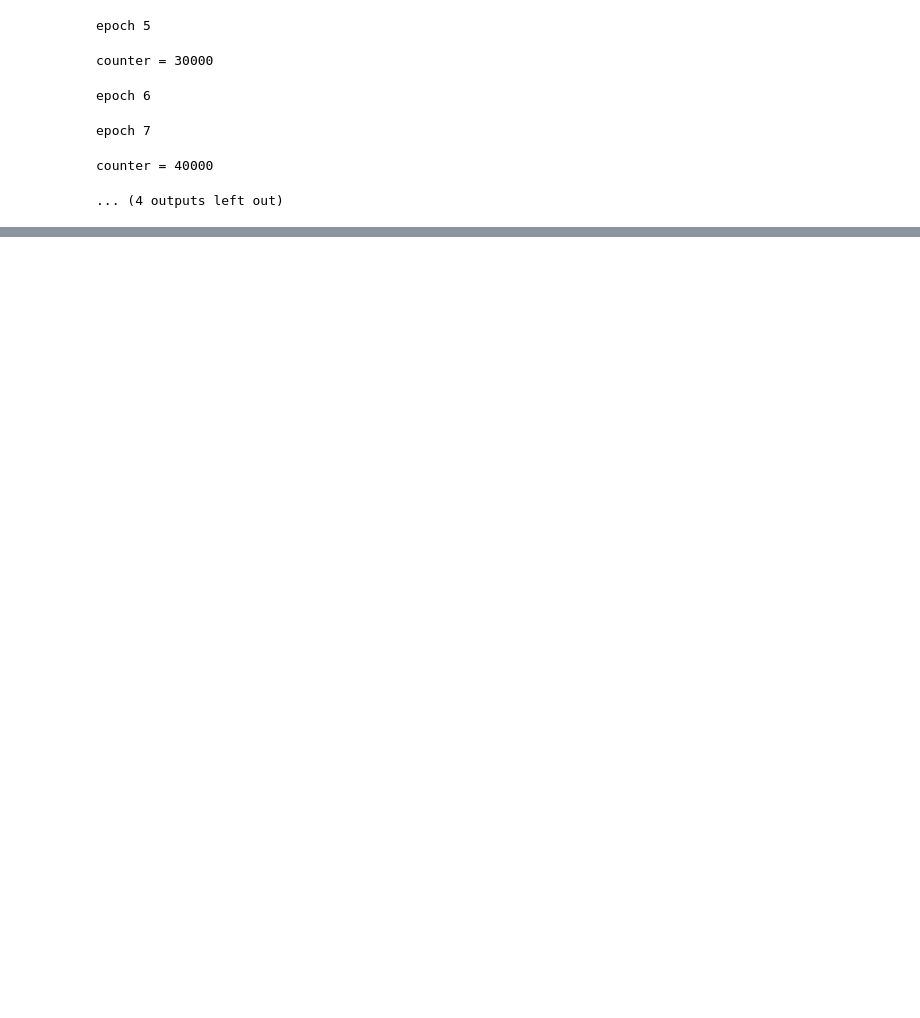
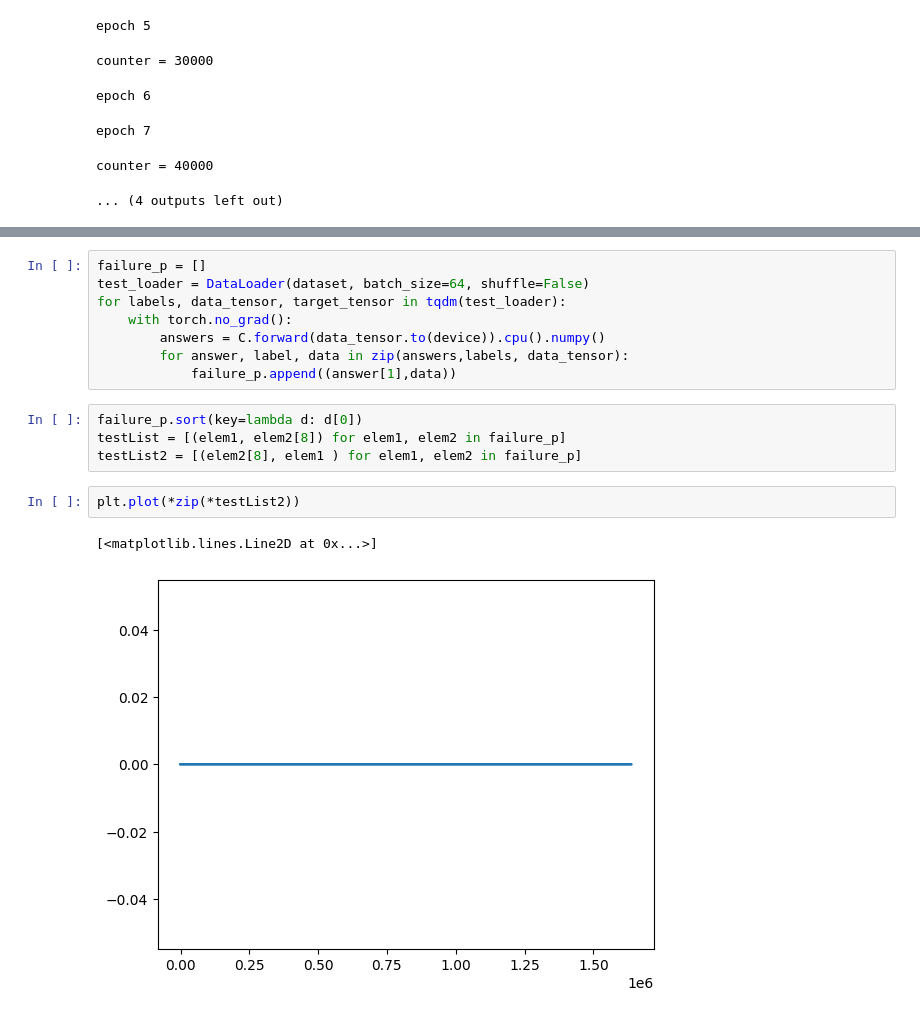
Before and after one commit to heesup/ECS273-Winter2023-Project, a Jupyter notebook: server/failure_detection/train.ipynb, the cells around one changed output, grey strips where cells are left out. Saved outputs shown, nothing was run; the diff lists cells and outputs as text; blank space fills up the shorter version.

```diff
--- a/server/failure_detection/train.ipynb
+++ b/server/failure_detection/train.ipynb
@@ -362,0 +363,17 @@ plt.show()
+# %%
+failure_p = []
+test_loader = DataLoader(dataset, batch_size=64, shuffle=False)
+for labels, data_tensor, target_tensor in tqdm(test_loader):
+    with torch.no_grad():
+        answers = C.forward(data_tensor.to(device)).cpu().numpy()
+        for answer, label, data in zip(answers,labels, data_tensor):
+            failure_p.append((answer[1],data))
+# %%
+failure_p.sort(key=lambda d: d[0])
+testList = [(elem1, elem2[8]) for elem1, elem2 in failure_p]
+testList2 = [(elem2[8], elem1 ) for elem1, elem2 in failure_p]
+# %%
+plt.plot(*zip(*testList2))
+# %% [output]
+[<matplotlib.lines.Line2D at 0x...>]
+[figure, added]
```
Also changed, not shown: parts of 11 cells of this notebook, 17 other files.
